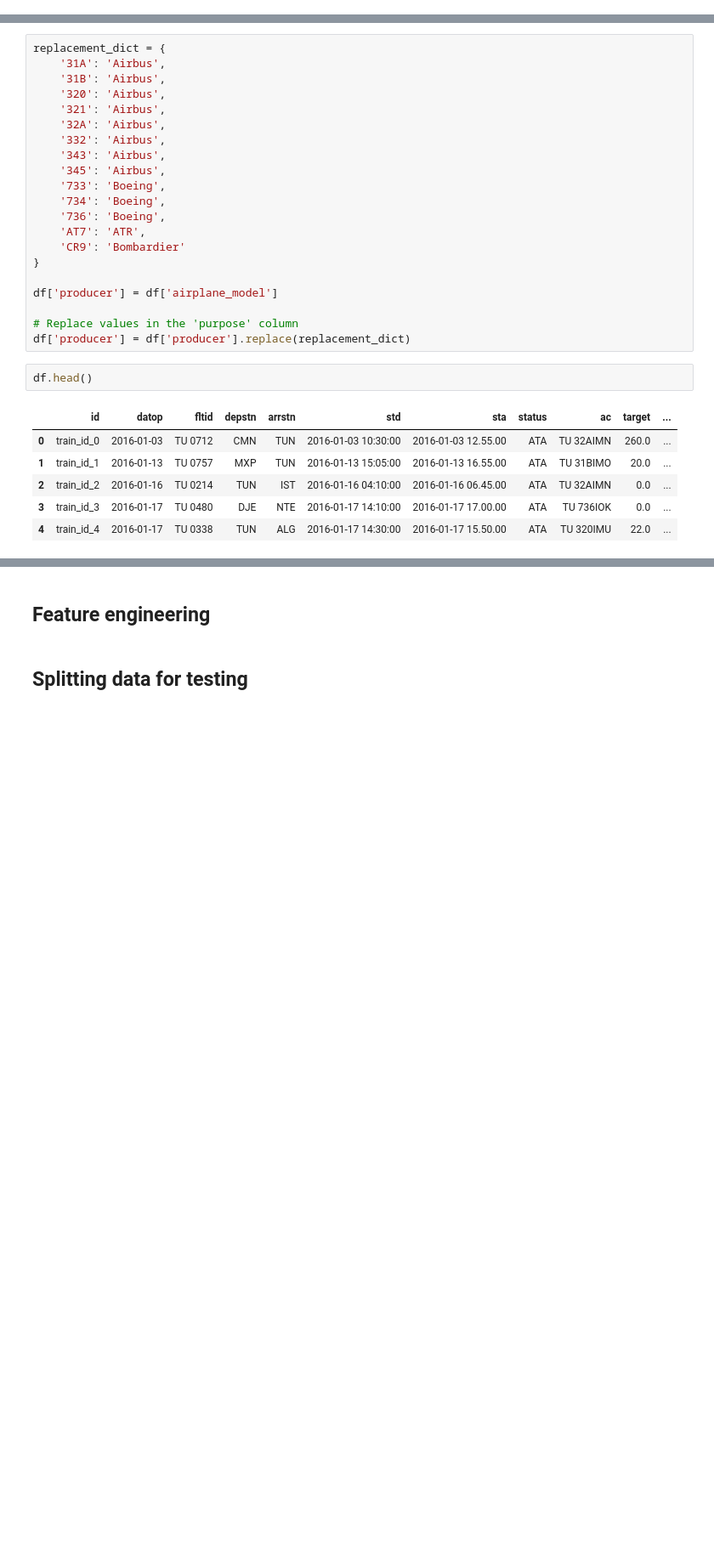
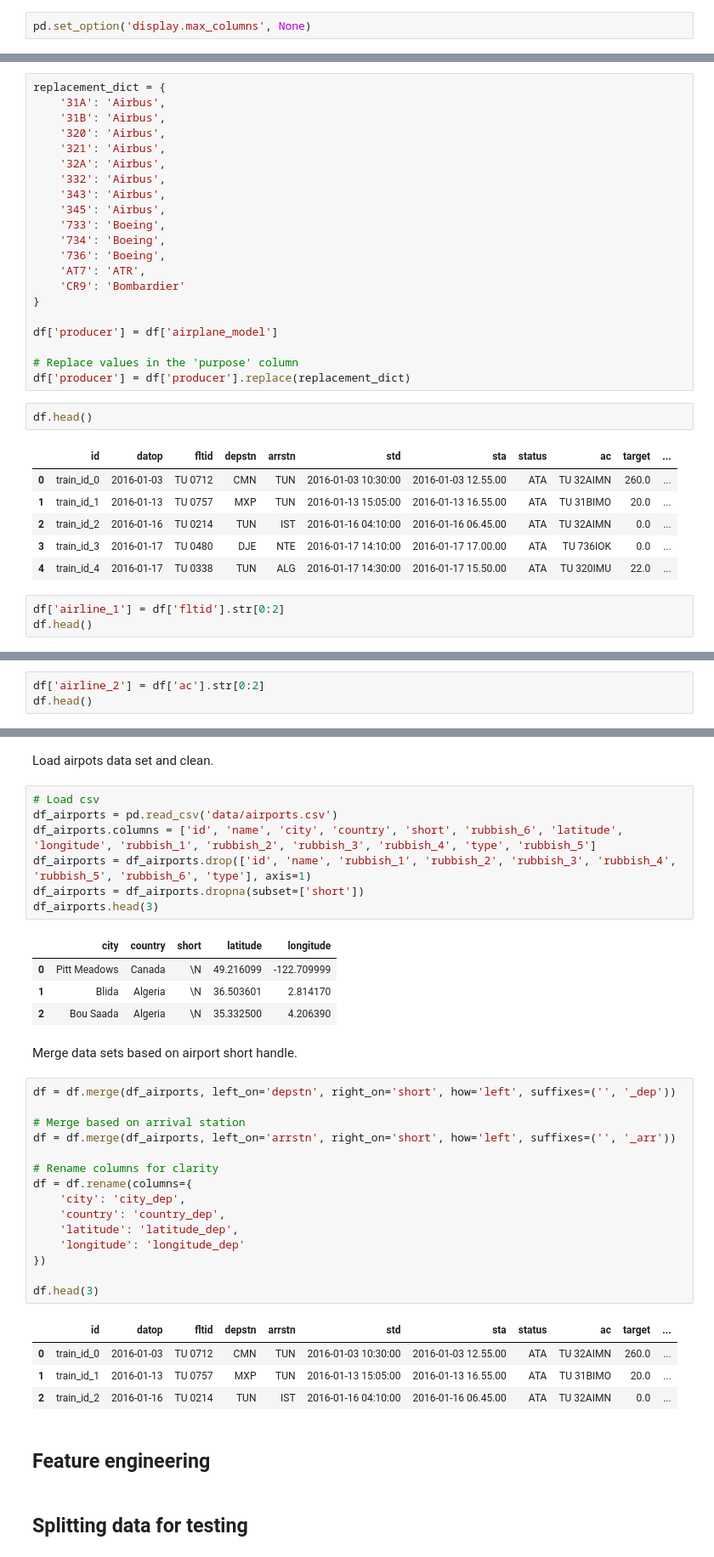
Before and after one commit to SimonBernarding/ML_project_SimonBernarding, a Jupyter notebook: EDA-and-modeling.ipynb, the cells around one changed output, grey strips where cells are left out. Shown at 85% size. Drawn from its saved outputs; the diff is of its cells as text; blank space fills up the shorter version.

Commit message:
geodata airports

```diff
--- a/EDA-and-modeling.ipynb
+++ b/EDA-and-modeling.ipynb
@@ -40,3 +42,5 @@ RSEED = 0
+# %%
+pd.set_option('display.max_columns', None)
 # %% [markdown]
 ## Load
 # %%
@@ -198,3 +202,6 @@ df.head()
 | 2 | train_id_2 | 2016-01-16 | TU 0214 | TUN | IST | 2016-01-16 04:10:00 | 2016-01-16 06.45.00 | ATA | TU 32AIMN | 0.0 | ... |
 | 3 | train_id_3 | 2016-01-17 | TU 0480 | DJE | NTE | 2016-01-17 14:10:00 | 2016-01-17 17.00.00 | ATA | TU 736IOK | 0.0 | ... |
 | 4 | train_id_4 | 2016-01-17 | TU 0338 | TUN | ALG | 2016-01-17 14:30:00 | 2016-01-17 15.50.00 | ATA | TU 320IMU | 22.0 | ... |
+# %%
+df['airline_1'] = df['fltid'].str[0:2]
+df.head()
@@ -200,0 +237,3 @@ df.head()
+# %%
+df['airline_2'] = df['ac'].str[0:2]
+df.head()
@@ -201,3 +264,39 @@ df.head()
+# %% [markdown]
+Load airpots data set and clean.
+# %%
+# Load csv
+df_airports = pd.read_csv('data/airports.csv')
+df_airports.columns = ['id', 'name', 'city', 'country', 'short', 'rubbish_6', 'latitude', 'longitude', 'rubbish_1', 'rubbish_2', 'rubbish_3', 'rubbish_4', 'type', 'rubbish_5']
+df_airports = df_airports.drop(['id', 'name', 'rubbish_1', 'rubbish_2', 'rubbish_3', 'rubbish_4', 'rubbish_5', 'rubbish_6', 'type'], axis=1)
+df_airports = df_airports.dropna(subset=['short'])
+df_airports.head(3)
+# %% [output]
+|  | city | country | short | latitude | longitude |
+| 0 | Pitt Meadows | Canada | \N | 49.216099 | -122.709999 |
+| 1 | Blida | Algeria | \N | 36.503601 | 2.814170 |
+| 2 | Bou Saada | Algeria | \N | 35.332500 | 4.206390 |
+# %% [markdown]
+Merge data sets based on airport short handle.
+# %%
+df = df.merge(df_airports, left_on='depstn', right_on='short', how='left', suffixes=('', '_dep'))
+
+# Merge based on arrival station
+df = df.merge(df_airports, left_on='arrstn', right_on='short', how='left', suffixes=('', '_arr'))
+
+# Rename columns for clarity
+df = df.rename(columns={
+    'city': 'city_dep',
+    'country': 'country_dep',
+    'latitude': 'latitude_dep',
+    'longitude': 'longitude_dep'
+})
+
+df.head(3)
+# %% [output]
+|  | id | datop | fltid | depstn | arrstn | std | sta | status | ac | target | ... |
+| 0 | train_id_0 | 2016-01-03 | TU 0712 | CMN | TUN | 2016-01-03 10:30:00 | 2016-01-03 12.55.00 | ATA | TU 32AIMN | 260.0 | ... |
+| 1 | train_id_1 | 2016-01-13 | TU 0757 | MXP | TUN | 2016-01-13 15:05:00 | 2016-01-13 16.55.00 | ATA | TU 31BIMO | 20.0 | ... |
+| 2 | train_id_2 | 2016-01-16 | TU 0214 | TUN | IST | 2016-01-16 04:10:00 | 2016-01-16 06.45.00 | ATA | TU 32AIMN | 0.0 | ... |
 # %% [markdown]
 ## Feature engineering
 # %% [markdown]
```
Also changed, not shown: parts of 5 cells of this notebook.
